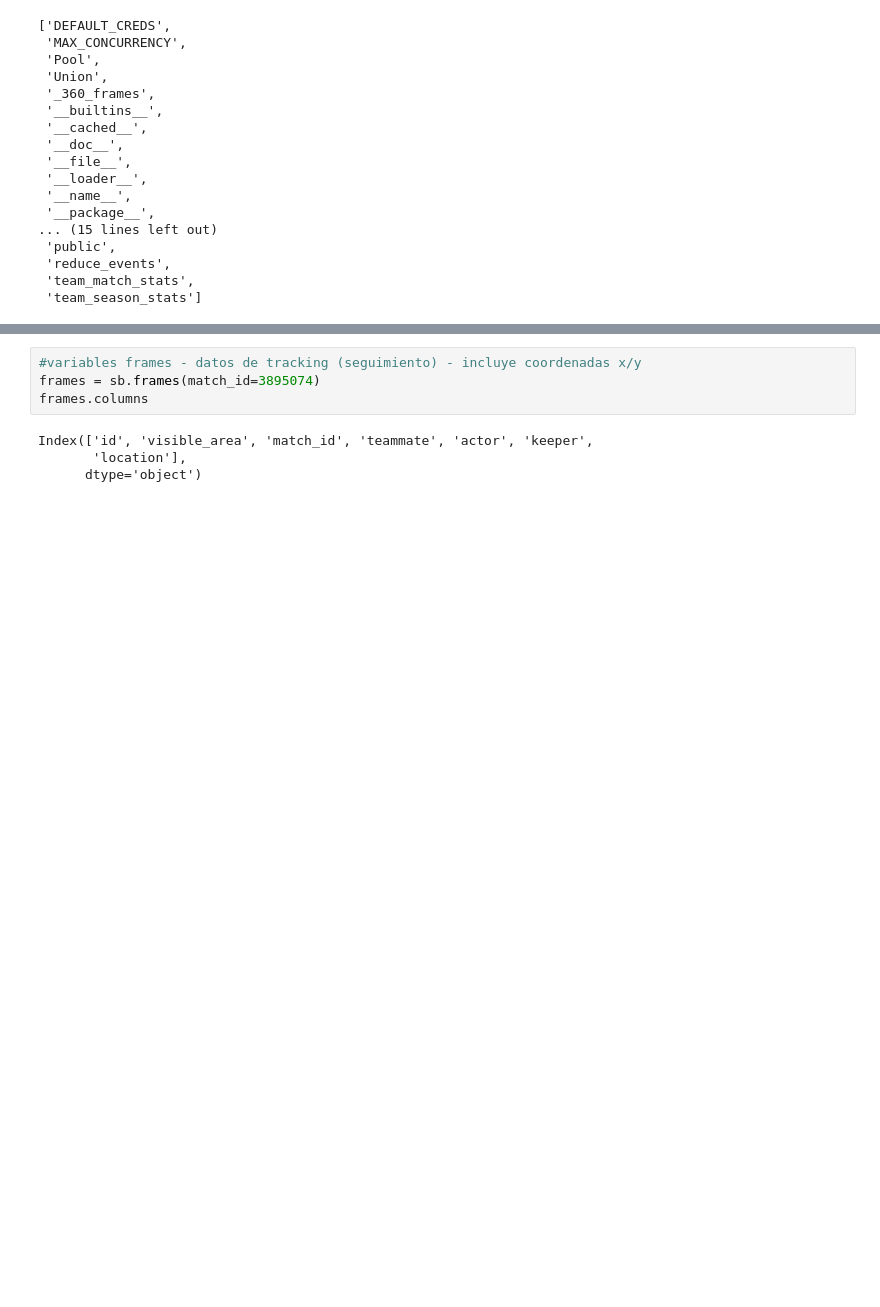
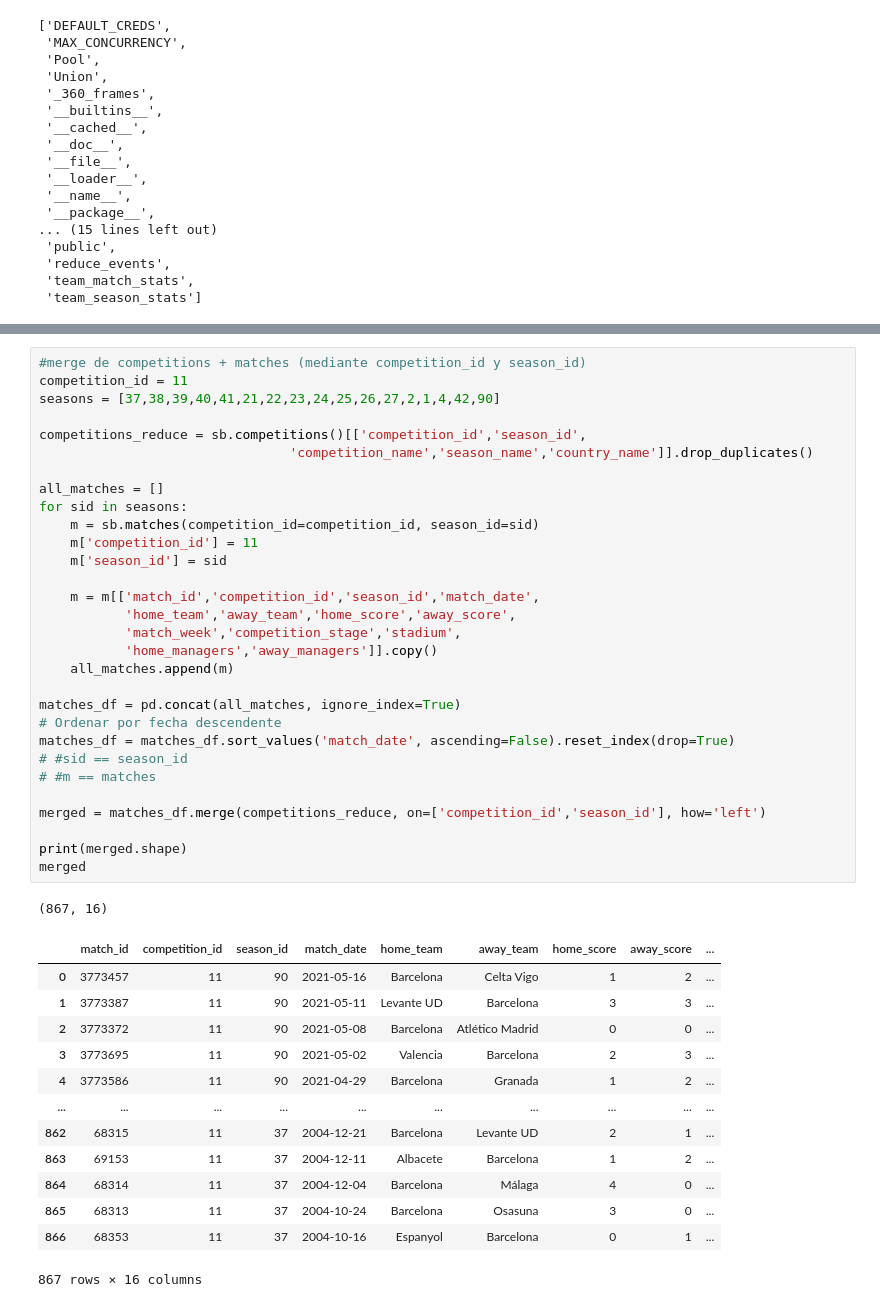
Before and after one commit to VainstubTomas/Aprendizaje_Automatico_Grandes_Datos, a Jupyter notebook: main.ipynb, the cells around one changed output, grey strips where cells are left out. Saved outputs shown, nothing was run; the diff lists cells and outputs as text; blank space fills up the shorter version.

```diff
--- a/main.ipynb
+++ b/main.ipynb
@@ -163,8 +130,45 @@ dtype: float64
-# %%
-#variables frames - datos de tracking (seguimiento) - incluye coordenadas x/y
-frames = sb.frames(match_id=3895074)
-frames.columns
-# %% [output]
-Index(['id', 'visible_area', 'match_id', 'teammate', 'actor', 'keeper',
-       'location'],
-      dtype='object')
+# %%
+#merge de competitions + matches (mediante competition_id y season_id)
+competition_id = 11
+seasons = [37,38,39,40,41,21,22,23,24,25,26,27,2,1,4,42,90]
+
+competitions_reduce = sb.competitions()[['competition_id','season_id',
+                                'competition_name','season_name','country_name']].drop_duplicates()
+
+all_matches = []
+for sid in seasons:
+    m = sb.matches(competition_id=competition_id, season_id=sid)
+    m['competition_id'] = 11
+    m['season_id'] = sid
+
+    m = m[['match_id','competition_id','season_id','match_date',
+           'home_team','away_team','home_score','away_score',
+           'match_week','competition_stage','stadium',
+           'home_managers','away_managers']].copy()
+    all_matches.append(m)
+
+matches_df = pd.concat(all_matches, ignore_index=True)
+# Ordenar por fecha descendente
+matches_df = matches_df.sort_values('match_date', ascending=False).reset_index(drop=True)
+# #sid == season_id
+# #m == matches
+
+merged = matches_df.merge(competitions_reduce, on=['competition_id','season_id'], how='left')
+
+print(merged.shape)
+merged
+# %% [output]
+(867, 16)
+|  | match_id | competition_id | season_id | match_date | home_team | away_team | home_score | away_score | ... |
+| 0 | 3773457 | 11 | 90 | 2021-05-16 | Barcelona | Celta Vigo | 1 | 2 | ... |
+| 1 | 3773387 | 11 | 90 | 2021-05-11 | Levante UD | Barcelona | 3 | 3 | ... |
+| 2 | 3773372 | 11 | 90 | 2021-05-08 | Barcelona | Atlético Madrid | 0 | 0 | ... |
+| 3 | 3773695 | 11 | 90 | 2021-05-02 | Valencia | Barcelona | 2 | 3 | ... |
+| 4 | 3773586 | 11 | 90 | 2021-04-29 | Barcelona | Granada | 1 | 2 | ... |
+| ... | ... | ... | ... | ... | ... | ... | ... | ... | ... |
+| 862 | 68315 | 11 | 37 | 2004-12-21 | Barcelona | Levante UD | 2 | 1 | ... |
+| 863 | 69153 | 11 | 37 | 2004-12-11 | Albacete | Barcelona | 1 | 2 | ... |
+| 864 | 68314 | 11 | 37 | 2004-12-04 | Barcelona | Málaga | 4 | 0 | ... |
+| 865 | 68313 | 11 | 37 | 2004-10-24 | Barcelona | Osasuna | 3 | 0 | ... |
+| 866 | 68353 | 11 | 37 | 2004-10-16 | Espanyol | Barcelona | 0 | 1 | ... |
+867 rows × 16 columns
```
Also changed, not shown: parts of 5 cells of this notebook.
